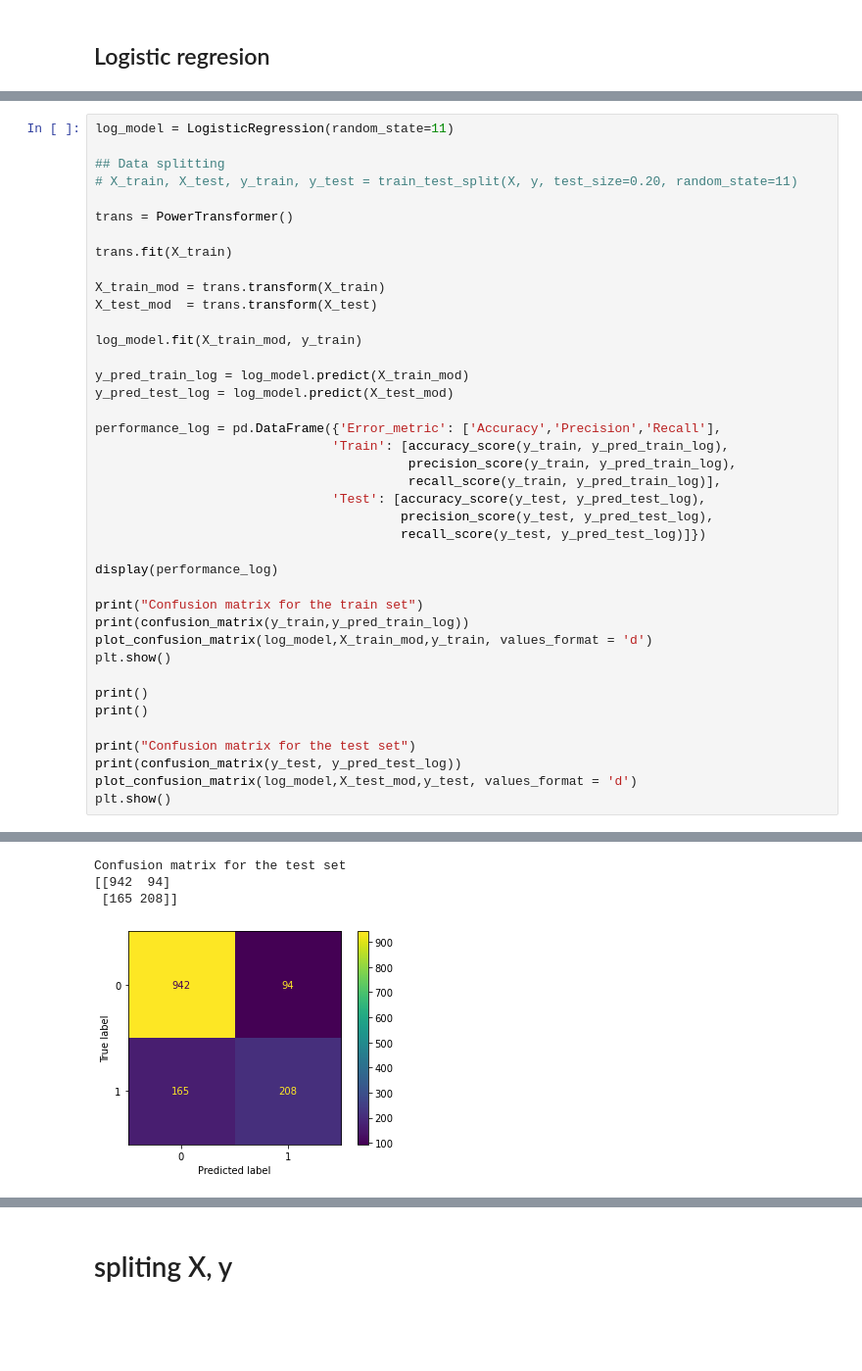
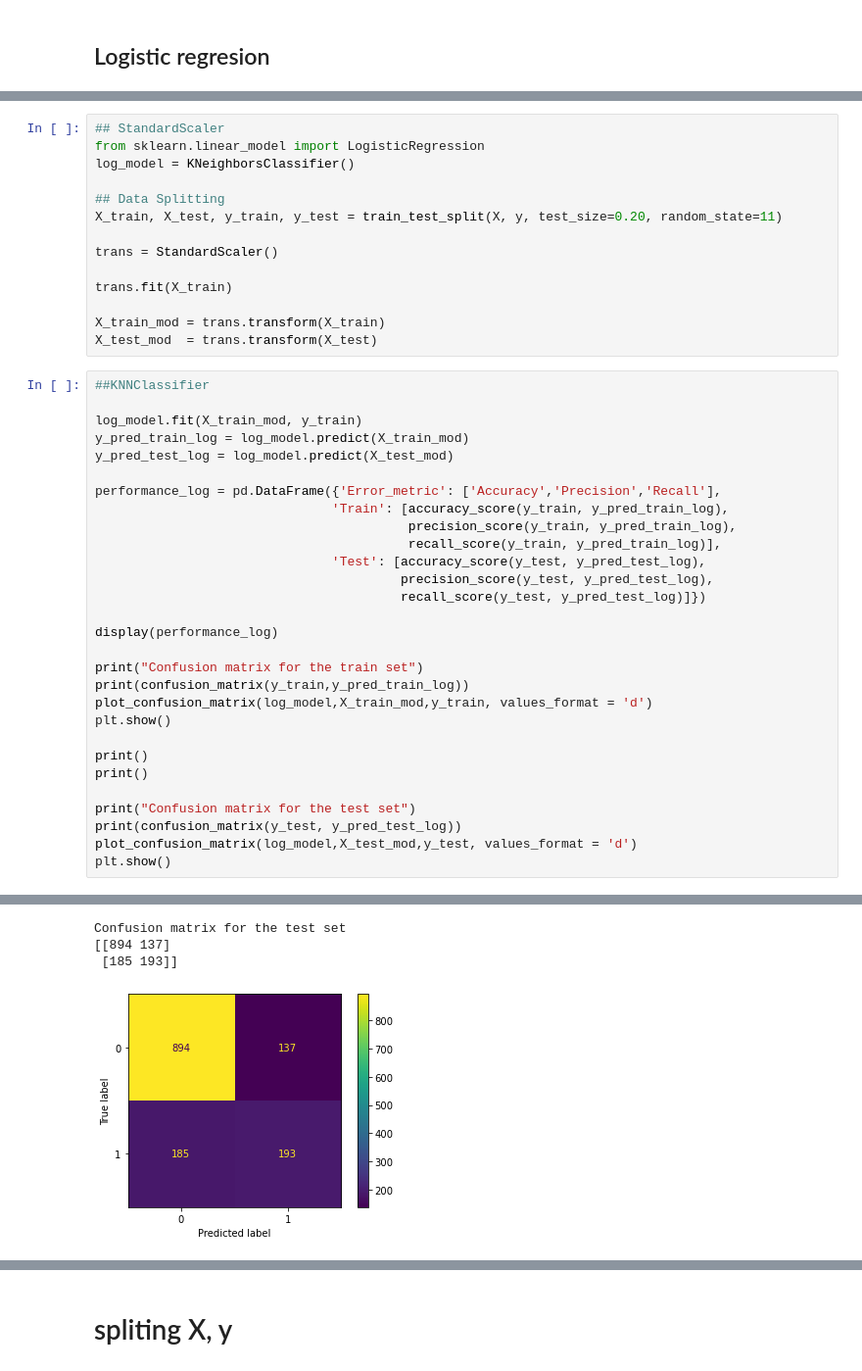
Before and after one commit to CristinaBaltaDAFTJAN2022/IronCristina, a Jupyter notebook: Machine Learning/Classification, Handling Imbalanced Data.ipynb, the cells around one changed output, grey strips where cells are left out. Shown at 98% size. Saved outputs shown, nothing was run; the diff lists cells and outputs as text; blank space fills up the shorter version.

```diff
--- a/Machine Learning/Classification, Handling Imbalanced Data.ipynb
+++ b/Machine Learning/Classification, Handling Imbalanced Data.ipynb
@@ -611,18 +678,21 @@ X_test = pd.DataFrame(X_test, columns= X.columns)
+# %%
+## StandardScaler
+from sklearn.linear_model import LogisticRegression
+log_model = KNeighborsClassifier()
+
+## Data Splitting
+X_train, X_test, y_train, y_test = train_test_split(X, y, test_size=0.20, random_state=11)
+
+trans = StandardScaler()
+
+trans.fit(X_train)
+
+X_train_mod = trans.transform(X_train)
+X_test_mod  = trans.transform(X_test)
 # %%
-log_model = LogisticRegression(random_state=11)
-
-## Data splitting
-# X_train, X_test, y_train, y_test = train_test_split(X, y, test_size=0.20, random_state=11)
-
-trans = PowerTransformer()
-
-trans.fit(X_train)
-
-X_train_mod = trans.transform(X_train)
-X_test_mod  = trans.transform(X_test)
+##KNNClassifier
 
 log_model.fit(X_train_mod, y_train)
-
 y_pred_train_log = log_model.predict(X_train_mod)
 y_pred_test_log = log_model.predict(X_test_mod)
 
@@ -659,5 +729,5 @@ Confusion matrix for the train set
 [figure]
 Confusion matrix for the test set
-[[942  94]
- [165 208]]
+[[894 137]
+ [185 193]]
-[figure, old version]
+[figure, new version]
```
Also changed, not shown: parts of 57 cells of this notebook.
